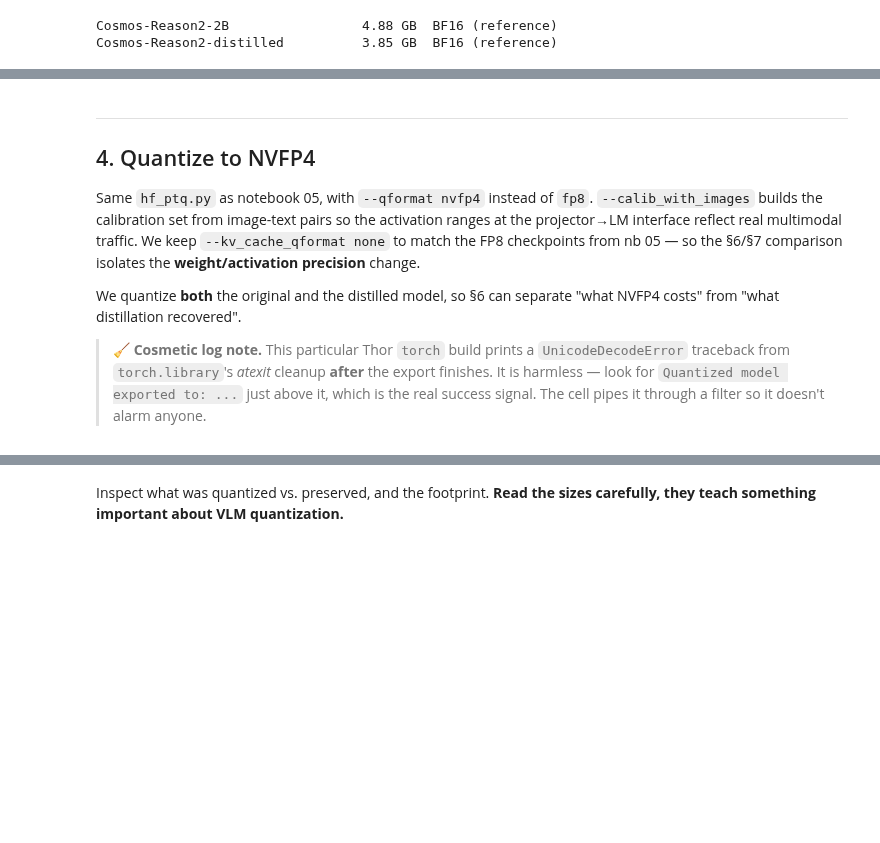
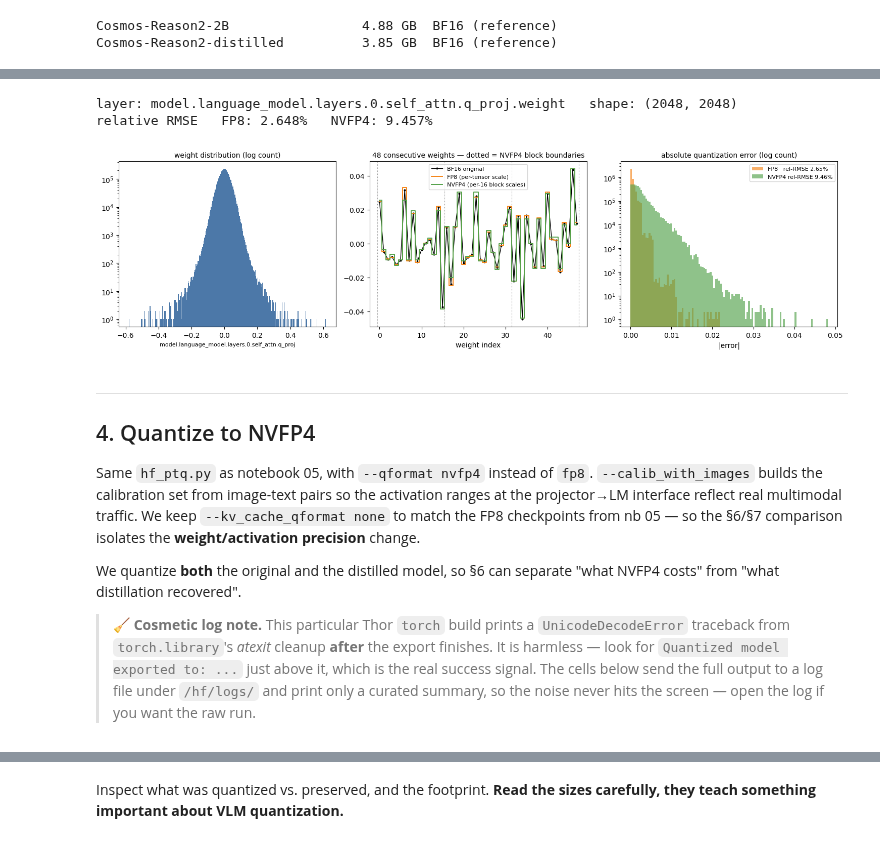
Before and after one commit to nfasfous/Model-Optimizer, a Jupyter notebook: examples/megatron_bridge/notebooks/06_cosmos_reason_thor_nvfp4_edge.ipynb, the cells around one changed output, grey strips where cells are left out. Saved outputs shown, nothing was run; the diff lists cells and outputs as text; code cells hidden in the pictures; blank space fills up the shorter version.

Commit message:
Qualitative eval and NVFP4 illustrations

```diff
--- a/examples/megatron_bridge/notebooks/06_cosmos_reason_thor_nvfp4_edge.ipynb
+++ b/examples/megatron_bridge/notebooks/06_cosmos_reason_thor_nvfp4_edge.ipynb
@@ -117,3 +126,70 @@ The principle, which generalises across LLMs and VLMs:
+# %%
+# §3 visual — take one REAL decoder weight from this checkpoint and quantize it.
+# FP8: one per-tensor scale (modelopt's FP8 default, axis=None). NVFP4: per-16
+# E4M3 block scales + FP32 per-tensor scale = amax/(6*448) (nvfp4_tensor.py).
+# Round-to-nearest simulation — faithful enough to teach with, not a kernel.
+import torch
+import matplotlib.pyplot as plt
+from safetensors import safe_open
+
+assert "BASE_PATH" in globals(), "Run the §1 environment cell first (defines BASE_PATH)."
+with safe_open(f"{BASE_PATH}/Cosmos-Reason2-2B/model.safetensors", framework="pt") as f:
+    keys = sorted(k for k in f.keys() if "q_proj.weight" in k and "visual" not in k)
+    key = next((k for k in keys if ".layers.0." in k), keys[0])
+    W = f.get_tensor(key).float()
+print(f"layer: {key}   shape: {tuple(W.shape)}")
+
+def to_e4m3(x):                                   # round through real FP8 encoding
+    return x.clamp(-448, 448).to(torch.float8_e4m3fn).float()
+
+def quant_fp8_per_tensor(w):
+    s = w.abs().max() / 448.0
+    return to_e4m3(w / s) * s
+
+E2M1 = torch.tensor([0.0, 0.5, 1.0, 1.5, 2.0, 3.0, 4.0, 6.0])
+BOUND = (E2M1[1:] + E2M1[:-1]) / 2                # round-to-nearest decision points
+
+def quant_nvfp4(w):
+    blk = w.reshape(-1, 16)
+    s_tensor = w.abs().max() / (6.0 * 448.0)              # FP32 per-tensor scale
+    s_block = to_e4m3(blk.abs().amax(1) / 6.0 / s_tensor)  # E4M3 per-block scales
+    scale = (s_block * s_tensor).clamp_min(1e-12).unsqueeze(1)
+    q = E2M1[torch.bucketize((blk / scale).abs(), BOUND)] * blk.sign()
+    return (q * scale).reshape(w.shape)
+
+w8, w4 = quant_fp8_per_tensor(W), quant_nvfp4(W)
+rel_rmse = lambda a: float((a - W).pow(2).mean().sqrt() / W.pow(2).mean().sqrt())
+print(f"relative RMSE   FP8: {rel_rmse(w8):.3%}   NVFP4: {rel_rmse(w4):.3%}")
+
+fig, ax = plt.subplots(1, 3, figsize=(15, 4.2))
+ax[0].hist(W.flatten().numpy(), bins=300, log=True, color="#4c78a8")
+ax[0].set_title("weight distribution (log count)", fontsize=10)
+ax[0].set_xlabel(key.rsplit(".weight", 1)[0], fontsize=8)
+
+row, i0, n = 5, 1024, 48                          # one row segment = 3 NVFP4 blocks
+seg = slice(i0, i0 + n)
+ax[1].plot(range(n), W[row, seg], "k.-", lw=1, ms=4, label="BF16 original")
+ax[1].step(range(n), w8[row, seg], where="mid", color="#f58518", lw=1.4,
+           label="FP8 (per-tensor scale)")
+ax[1].step(range(n), w4[row, seg], where="mid", color="#54a24b", lw=1.4,
+           label="NVFP4 (per-16 block scales)")
+for bx in range(0, n + 1, 16):
+    ax[1].axvline(bx - 0.5, color="grey", ls=":", lw=0.8)
+ax[1].set_title("48 consecutive weights — dotted = NVFP4 block boundaries", fontsize=10)
+ax[1].legend(fontsize=8); ax[1].set_xlabel("weight index")
+
+bins = torch.linspace(0, float((W - w4).abs().max()), 120).numpy()
+ax[2].hist((W - w8).abs().flatten().numpy(), bins=bins, log=True, alpha=0.65,
+           color="#f58518", label=f"FP8   rel-RMSE {rel_rmse(w8):.2%}")
+ax[2].hist((W - w4).abs().flatten().numpy(), bins=bins, log=True, alpha=0.65,
+           color="#54a24b", label=f"NVFP4 rel-RMSE {rel_rmse(w4):.2%}")
+ax[2].set_title("absolute quantization error (log count)", fontsize=10)
+ax[2].legend(fontsize=8); ax[2].set_xlabel("|error|")
+plt.tight_layout(); plt.show()
+# %% [output]
+layer: model.language_model.layers.0.self_attn.q_proj.weight   shape: (2048, 2048)
+relative RMSE   FP8: 2.648%   NVFP4: 9.457%
+[figure, added]
 # %% [markdown]
 ---
 ## 4. Quantize to NVFP4
@@ -122,4 +198,4 @@ Same `hf_ptq.py` as notebook 05, with `--qformat nvfp4` instead of `fp8`. `--cal
 
 We quantize **both** the original and the distilled model, so §6 can separate "what NVFP4 costs" from "what distillation recovered".
 
-> 🧹 **Cosmetic log note.** This particular Thor `torch` build prints a `UnicodeDecodeError` traceback from `torch.library`'s *atexit* cleanup **after** the export finishes. It is harmless — look for `Quantized model exported to: ...` just above it, which is the real success signal. The cell pipes it through a filter so it doesn't alarm anyone.
+> 🧹 **Cosmetic log note.** This particular Thor `torch` build prints a `UnicodeDecodeError` traceback from `torch.library`'s *atexit* cleanup **after** the export finishes. It is harmless — look for `Quantized model exported to: ...` just above it, which is the real success signal. The cells below send the full output to a log file under `/hf/logs/` and print only a curated summary, so the noise never hits the screen — open the log if you want the raw run.
```
Also changed, not shown: parts of 21 cells of this notebook, 1 other file.
